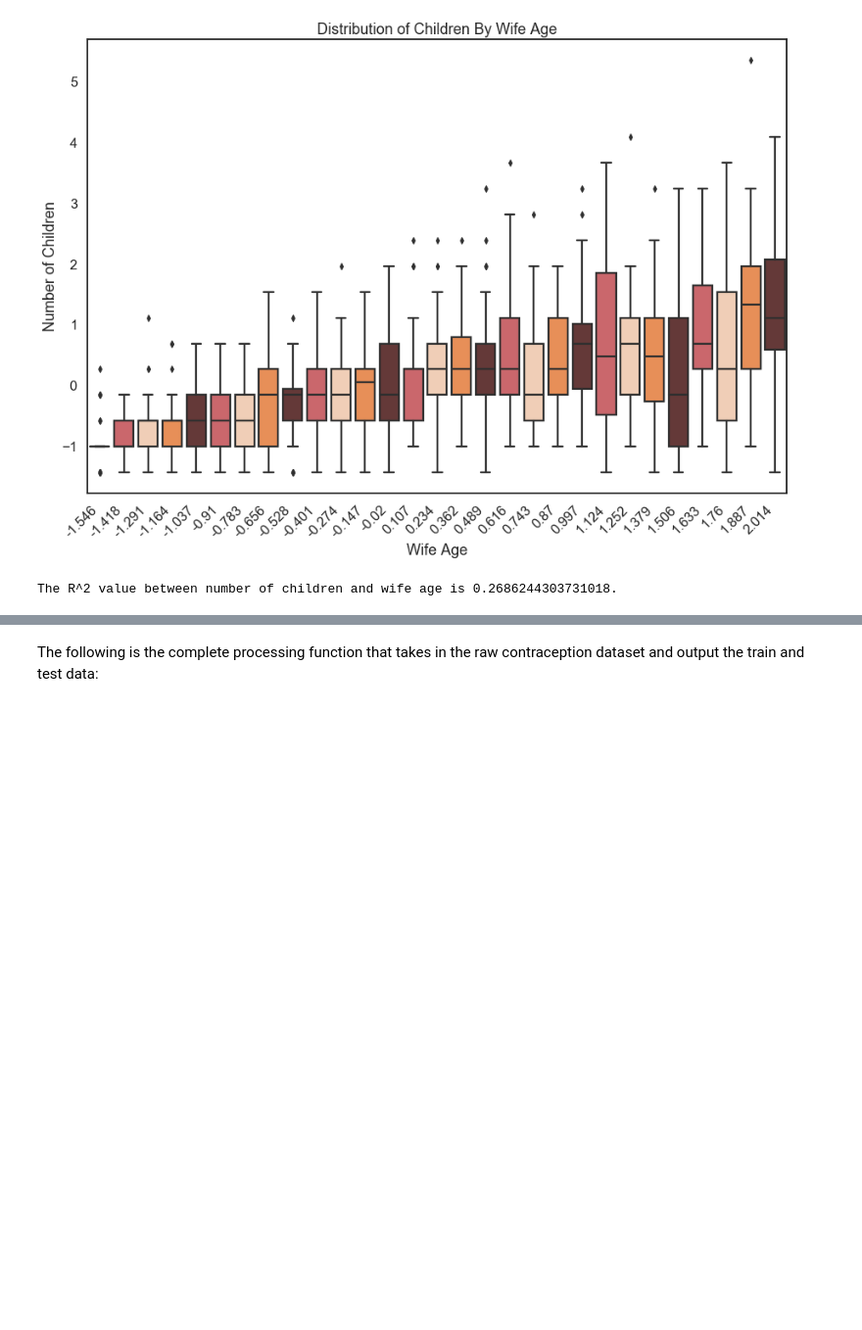
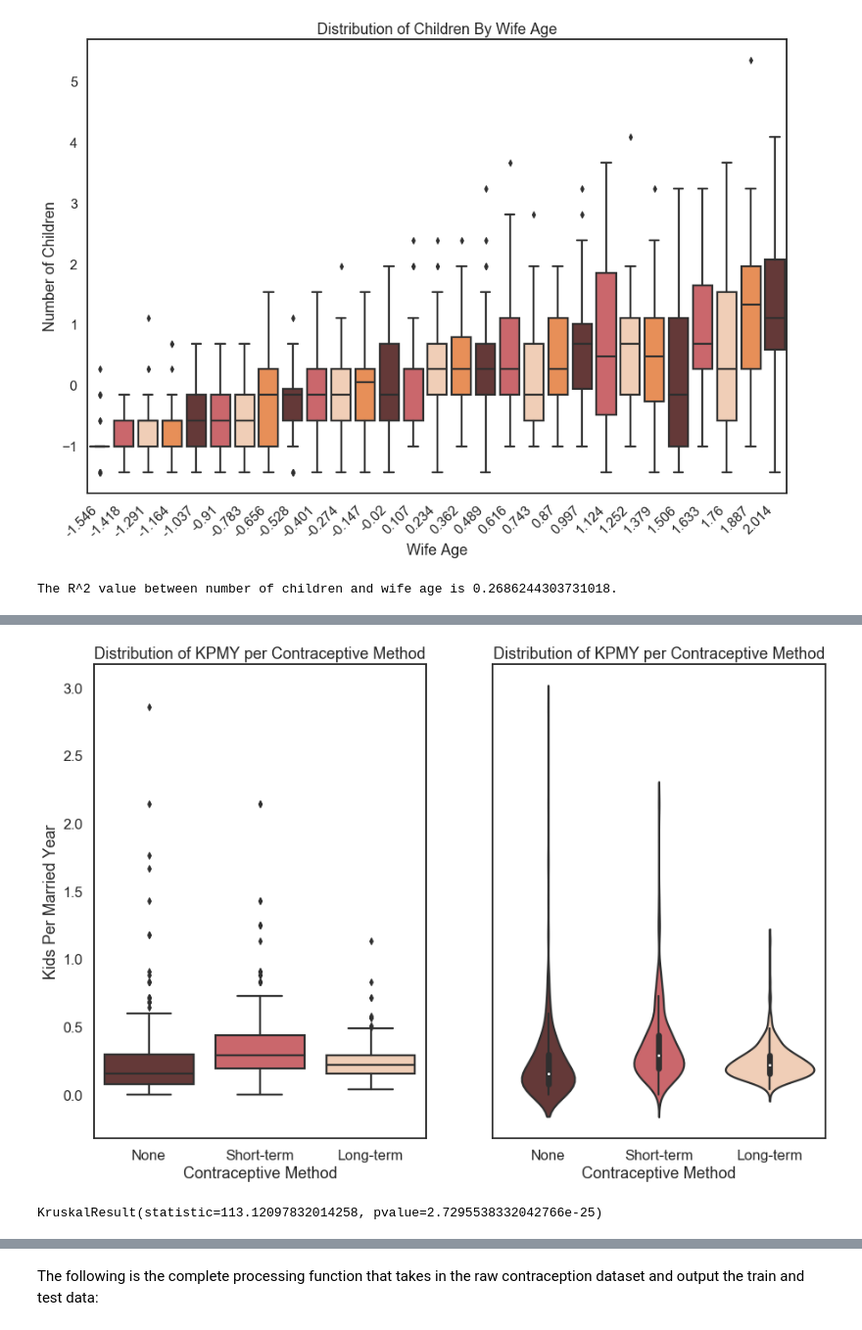
Before and after one commit to palautatan/contraception, a Jupyter notebook: 2-scripts/espejo/final-project.ipynb, the cells around one changed output, grey strips where cells are left out. Shown: that part at 98% size. Drawn from its saved outputs; the diff is of its cells as text; code cells hidden in the pictures; blank space fills up the shorter version.

```diff
--- a/2-scripts/espejo/final-project.ipynb
+++ b/2-scripts/espejo/final-project.ipynb
@@ -155,0 +293,34 @@ def cleanIntervals(age_intervals):
+# %%
+fig, ax = plt.subplots(1,2, sharey=True, figsize=(15,10))
+
+sns.boxplot(x=contra_tmp['contraceptive'].map({0:'None', 1:'Short-term', 2:'Long-term'}),
+            y='kids_per_year',
+            data=contra_tmp,
+            order=['None', 'Short-term', 'Long-term'],
+            ax = ax[0])
+
+ax[0].set(ylabel='Kids Per Married Year',
+          xlabel='Contraceptive Method',
+          title='Distribution of KPMY per Contraceptive Method');
+
+sns.violinplot(x=contra_tmp['contraceptive'].map({0:'None', 1:'Short-term', 2:'Long-term'}),
+               y='kids_per_year',
+               data=contra_tmp,
+               order=['None', 'Short-term', 'Long-term'],
+               ax = ax[1])
+
+ax[1].set(ylabel='',
+       xlabel='Contraceptive Method',
+       title='Distribution of KPMY per Contraceptive Method')
+
+
+plt.show()
+# %% [output]
+[figure, added]
+# %%
+from scipy import stats
+stats.kruskal(contra_tmp['kids_per_year'][contra_tmp['contraceptive'] == 0],
+              contra_tmp['kids_per_year'][contra_tmp['contraceptive'] == 1],
+              contra_tmp['kids_per_year'][contra_tmp['contraceptive'] == 2])
+# %% [output]
+KruskalResult(statistic=113.12097832014258, pvalue=2.7295538332042766e-25)
```
Also changed, not shown: parts of 55 cells of this notebook.
